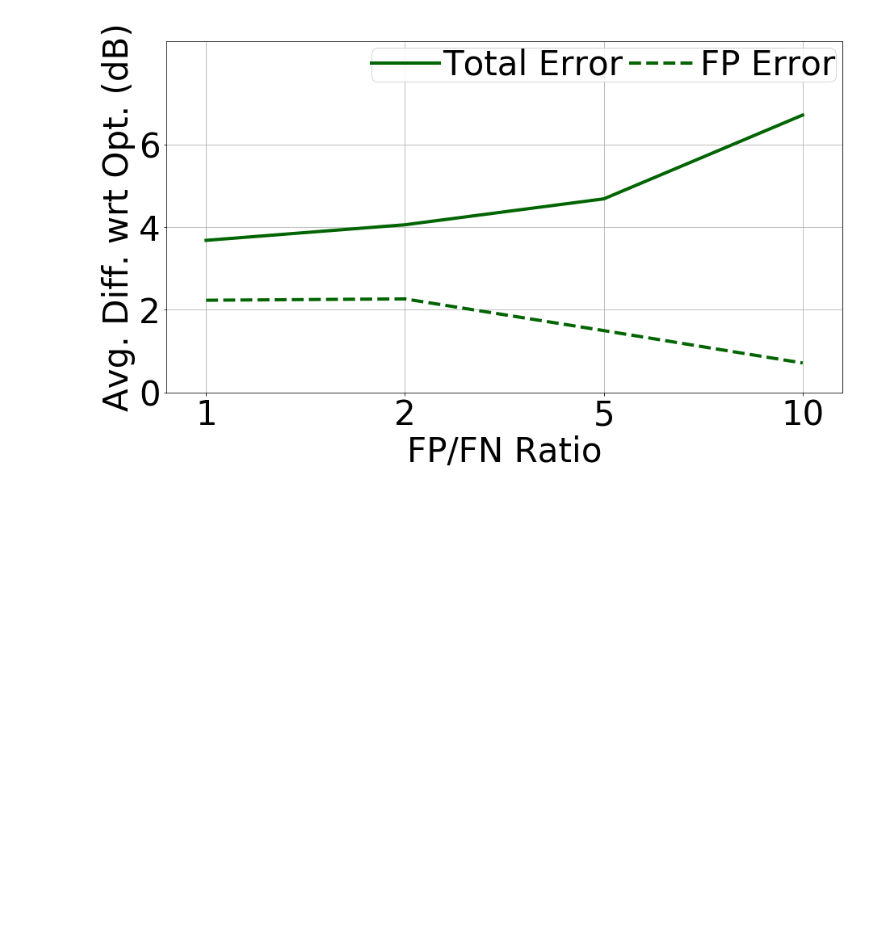
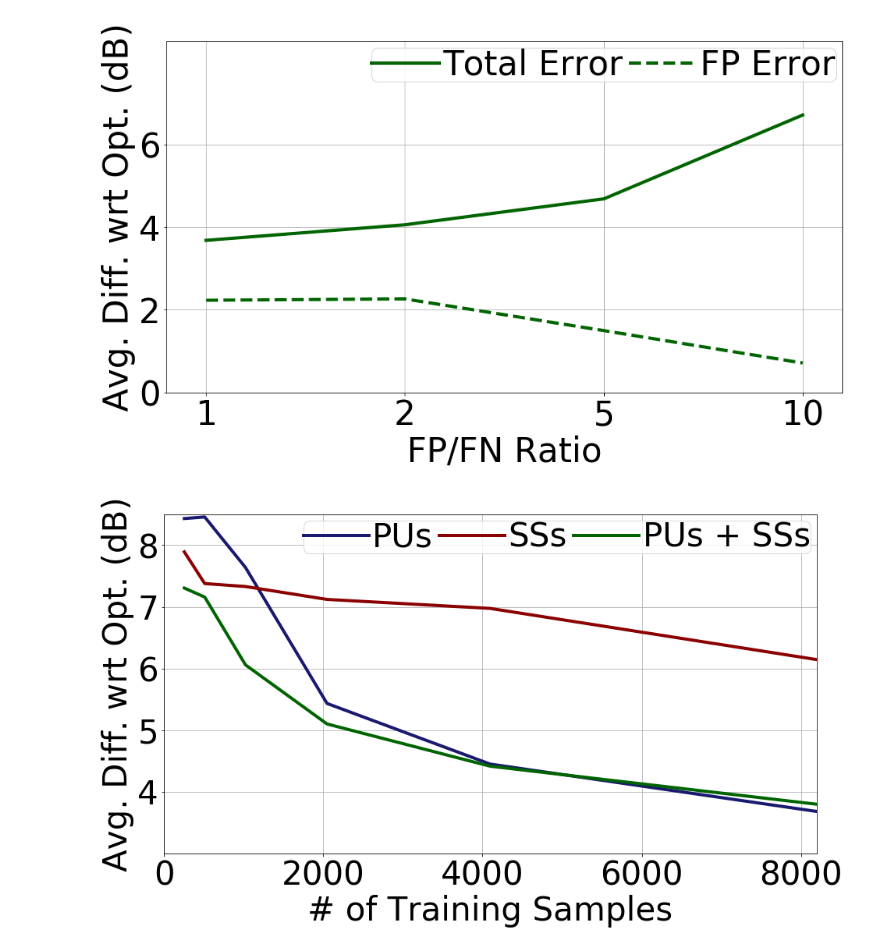
Before and after one commit to shahrokh765/MLSpectrumAllocation, a Jupyter notebook: KNN.ipynb, the cells around one changed output. Cells and saved outputs as stored; diff of their text form; code cells hidden in the pictures; blank space fills up the shorter version.

Commit message:
resolve issues and add results

```diff
--- a/KNN.ipynb
+++ b/KNN.ipynb
@@ -4160,3 +4160,95 @@ plt.savefig('ML/results/Changing_10_20PUs_splat_100grid_10cell_assymetric.png',
             bbox_inches = 'tight', pad_inches = 0)
 # %% [output]
 [figure]
+# %%
+# SPLAT, using sensors and PU information
+### MAX_POWER ANAlysis, Effect of changing number of PUs
+#variable training samples, , field 100*100, validation samples training/3, test samples 40k
+# dynamic pus(number of pus is changing),  field 100*100
+# data_sets = {"dynamic_pus_using_pus_50000_min10_max20PUs_1SUs_square100grid_splat_2020_06_16_23_18.txt",
+#"dynamic_pus_max_power_50000_min10_max20PUs_1SUs_square100grid_splat_2020_06_16_23_18.txt"}
+# comparing CNN and previous machine learning algos using sensor readings.
+
+# validation_size, noise_floor = 0.33, -90.0
+# su_power = 0 # this is not actually su power just a number to show there is an SU in its image
+# max_x, max_y, number_image_channels, su_szie = 100, 100, 7, 10
+# pu_shape, su_shape = 'circle', 'circle' # shape = {'circle', 'square', 'point'}
+# style = "raw_power_min_max_norm"  # {"raw_power_zscore_norm", "image_intensity", "raw_power_min_max_norm"}
+# intensity_degradation, slope = 'log', 5  # 'log', 'linear'
+# max_pus_num, max_sus_num = 20, 1
+# propagation_model = 'splat' # 'splat', 'log', 'testbed'
+# noise, std = False, 1
+# if su_shape == 'circle':
+#     su_param = Circle(su_szie)
+# elif su_shape == 'square':
+#     su_param = Square(su_szie)
+# else:
+#     su_param = None
+
+# sensors = False
+average_diff = []
+fp = []
+training_samples = [256, 512, 1024, 2048, 4096, 8192]
+
+
+
+## CNN
+# using PUs
+average_diff.append([8.432, 8.457, 7.638, 5.432, 4.449, 3.681])
+fp.append([1.326, 1.331, 2.526, 2.467, 2.898, 2.232])
+#best_lambda = [0.01, 0.01, 0, 0.001, 0, 0.001]
+
+# using Sensors
+average_diff.append([7.891, 7.377, 7.329, 7.12, 6.974, 6.145]) # 3600 sensors
+fp.append([4.127, 2.445, 3.097, 3.429, 3.756, 3.336]) # 3600 sensors
+# best_lambda = [0.1, 0, 0.1, 0, 0.1] #3600 sensors
+
+#Using Sensors + Pus
+## *************** Using 6 channels for sensors
+# average_diff.append([8.492, 8.066, 7.213, 6.29, 4.76, 4.134])
+# fp.append([1.338, 2.655, 2.397, 2.903, 2.378, 2.28])
+# best lambda = [0, 0.1, 0.001, 0.1, 0.01, 1]
+# **************** Using 1 channel for sensors(heatmap)
+average_diff.append([7.304, 7.158, 6.058, 5.099, 4.414, 3.798])
+fp.append([3.036, 3.497, 3.43, 2.506, 2, 2.144])
+# best_lambda = [0.01, 0.01, 0.1, 0.001, 1, 0.1]
+
+
+
+
+line_width = 4
+marker_size = 10
+reg_style = 'solid'
+class_reg = 'dashed'
+fig = plt.figure(figsize=(15,8))
+ax = fig.add_subplot(1,1,1)
+# plt.plot(training_samples, average_diff[0], color='r', linewidth=line_width, markersize=marker_size, linestyle=reg_style)
+plt.plot(training_samples, average_diff[0], color='midnightblue',
+         linewidth=line_width, markersize=marker_size, linestyle=reg_style)
+plt.plot(training_samples, average_diff[1], color='darkred', linewidth=line_width,
+         markersize=marker_size, linestyle=reg_style)
+plt.plot(training_samples, average_diff[2], color='darkgreen', linewidth=line_width,
+         markersize=marker_size, linestyle=reg_style)
+# plt.plot(training_samples, average_diff[4], color='darkorange', linewidth=line_width,
+#          markersize=marker_size, linestyle=reg_style)
+plt.xlabel('# of Training Samples', fontsize=42)
+plt.ylabel('Avg. Diff. wrt Opt. (dB)', fontsize=42)
+# plt.title('Dynamic PUs(1000m*1000m)\n, alpha: 3')
+plt.grid(True)
+
+ax.set_yticks(np.arange(4, 9, 1))
+plt.rcParams.update({'font.size': 42})
+ax.tick_params(axis='x', labelsize=42)
+ax.tick_params(axis='y', labelsize=42)
+
+# matplotlib.rcParams.update({'font.size': 22})
+
+ax.set_ylim([3, 8.5])
+ax.set_xlim([0, 8200])
+plt.legend([ 'PUs', 'SSs', 'PUs + SSs'], ncol=3, loc='best', handletextpad=0.1,
+           borderpad=0, columnspacing=0.2, borderaxespad=0.2)
+# plt.legend(handletextpad=0.1)
+plt.savefig('ML/results/Changing_10_20PUs_splat_100grid_10cell_pus_3600sensors.png',
+            bbox_inches = 'tight', pad_inches = 0)
+# %% [output]
+[figure, added]
```
Also changed, not shown: 1 other file.
